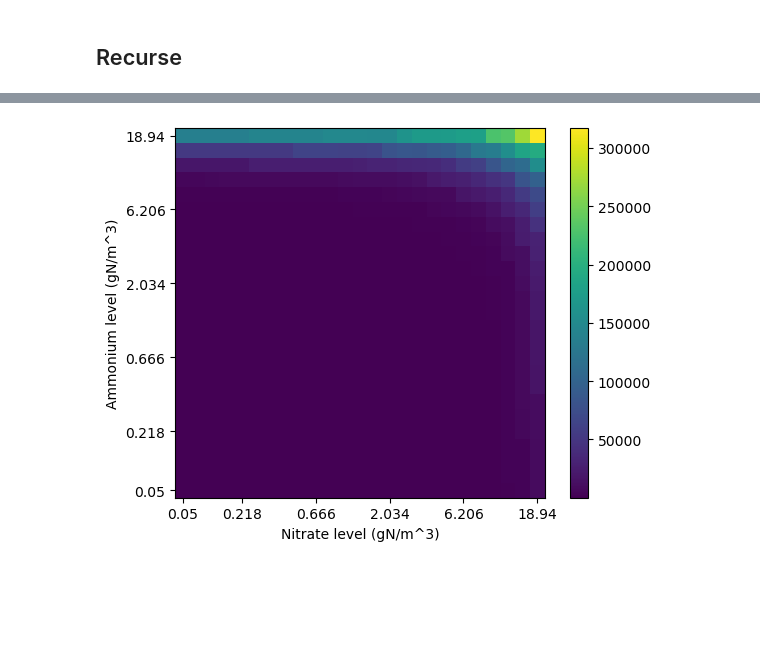
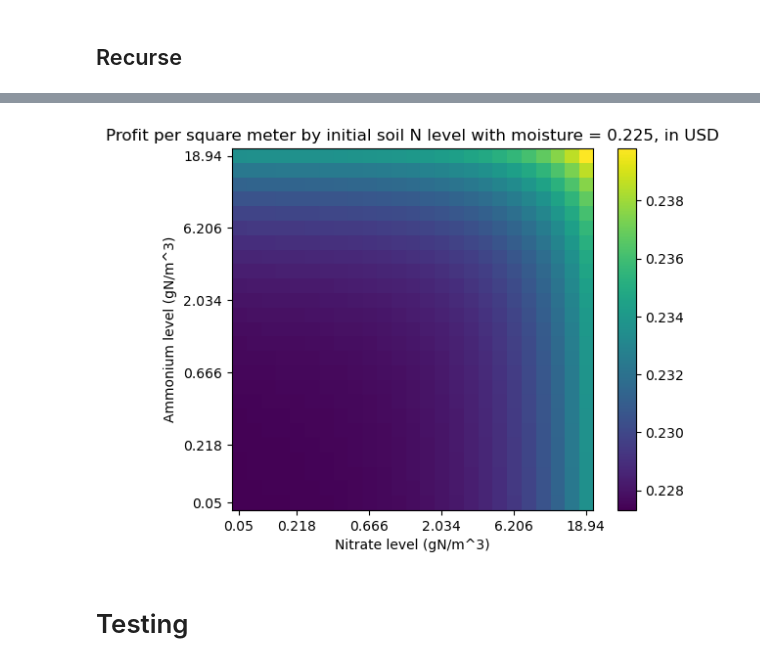
Before and after one commit to ryegleason/Optimal-Crop-Control, a Jupyter notebook: DPController.ipynb, the cells around one changed output, grey strips where cells are left out. Cells and saved outputs as stored; diff of their text form; code cells hidden in the pictures; blank space fills up the shorter version.

```diff
--- a/DPController.ipynb
+++ b/DPController.ipynb
@@ -342,13 +350,13 @@ print("Max single-step fertilizer cost (USD/m^2):", (AMMONIUM_MINIMUM_CELL * (AM
 Max ammonium/nitrate value: 18.940232492426095
 Max single-step fertilizer cost (USD/m^2): 0.012500553445001223
 # %%
-def values_to_indices(ammonium: float, nitrate: float, moisture: float) -> Tuple[int, int, int]:
+def values_to_indices(moisture: float, ammonium: float, nitrate: float) -> Tuple[int, int, int]:
     ammonium_idx = np.clip(math.ceil(math.log(ammonium / AMMONIUM_MINIMUM_CELL, AMMONIUM_SCALE_FACTOR)), a_min=0, a_max=AMMONIUM_NUM_STEPS - 1)
     nitrate_idx = np.clip(math.ceil(math.log(nitrate / NITRATE_MINIMUM_CELL, NITRATE_SCALE_FACTOR)), a_min=0, a_max = NITRATE_NUM_STEPS - 1)
     moisture_idx = min(MOISTURE_NUM_STEPS - 1, int(moisture / MOISTURE_GRID_SIZE))
-    return ammonium_idx, nitrate_idx, moisture_idx
+    return moisture_idx, ammonium_idx, nitrate_idx
 
-def indices_to_values(ammonium_idx: int, nitrate_idx: int, moisture_idx: int, day_idx: int) -> Tuple[float, float, float, float]:
+def indices_to_values(day_idx: int, moisture_idx: int, ammonium_idx: int, nitrate_idx: int) -> Tuple[float, float, float, float]:
     if ammonium_idx == 0:
         ammonium = AMMONIUM_MINIMUM_CELL / 2.0
     else:
@@ -359,7 +367,7 @@ def indices_to_values(ammonium_idx: int, nitrate_idx: int, moisture_idx: int, da
         nitrate = NITRATE_MINIMUM_CELL * (NITRATE_SCALE_FACTOR ** (nitrate_idx - 0.5))
     moisture = MOISTURE_GRID_SIZE / 2.0 + MOISTURE_GRID_SIZE * moisture_idx
     initial_day = float(day_idx * CONTROL_TIMESTEP_DAYS)
-    return ammonium, nitrate, moisture, initial_day
+    return initial_day, moisture, ammonium, nitrate
 
 def accumulated_N_value_to_index(accumulated_N: float) -> int:
     return min(ACCUMULATED_N_NUM_STEPS - 1, int(accumulated_N / ACCUMULATED_N_GRID_SIZE))
@@ -449,10 +465,10 @@ def display_moisture_slice(array_slice: npt.NDArray[np.float64], title: str, poi
     # nitrate_ticks = ax.get_xticks()
     ammonium_labels = []
     for tick in ammonium_ticks:
-        ammonium_labels.append(str(round(indices_to_values(tick, 0, 0, 0)[0], 3)))
+        ammonium_labels.append(str(round(indices_to_values(0, 0, tick, 0)[2], 3)))
     nitrate_labels = []
     for tick in nitrate_ticks:
-        nitrate_labels.append(str(round(indices_to_values(0, tick, 0, 0)[1], 3)))
+        nitrate_labels.append(str(round(indices_to_values(0, 0, 0, tick)[3], 3)))
 
     ax.set_yticks(ammonium_ticks)
     ax.set_xticks(nitrate_ticks)
@@ -498,8 +514,8 @@ Text(0, 0.5, 'probability')
 # %%
 def moisture_idx_to_string(moisture_index: int):
-    return str(round(indices_to_values(0, 0, moisture_index, 0)[2], 3))
+    return str(round(indices_to_values(0, moisture_index, 0, 0)[1], 3))
 
 for i in range(MOISTURE_NUM_STEPS):
-    display_moisture_slice(expected_plant_N_deficit_cost_USD[-1, :, :, i, 0], "Expected N deficit at moisture=" + moisture_idx_to_string(i) + " for last control step with no N reserve")
+    display_moisture_slice(expected_plant_N_deficit_cost_USD[0, 0, i], "Expected N deficit at moisture=" + moisture_idx_to_string(i) + " for first control step")
 # plt.close()
 # %% [output]
@@ -542,9 +558,9 @@ def find_optimal_cost_and_input(cost_to_go_from_cell_without_fertilizer: npt.NDA
 # %% [markdown]
 ## Base Case
 # %%
-optimal_cost_to_go = np.ndarray([NUM_CONTROL_STEPS, AMMONIUM_NUM_STEPS, NITRATE_NUM_STEPS, MOISTURE_NUM_STEPS, ACCUMULATED_N_NUM_STEPS], np.float64)
-optimal_ammonium_add_in_cells = np.ndarray([NUM_CONTROL_STEPS, AMMONIUM_NUM_STEPS, NITRATE_NUM_STEPS, MOISTURE_NUM_STEPS, ACCUMULATED_N_NUM_STEPS], np.uint8)
-optimal_nitrate_add_in_cells = np.ndarray([NUM_CONTROL_STEPS, AMMONIUM_NUM_STEPS, NITRATE_NUM_STEPS, MOISTURE_NUM_STEPS, ACCUMULATED_N_NUM_STEPS], np.uint8)
+optimal_cost_to_go = np.ndarray([NUM_CONTROL_STEPS, ACCUMULATED_N_NUM_STEPS, MOISTURE_NUM_STEPS, AMMONIUM_NUM_STEPS, NITRATE_NUM_STEPS], np.float64)
+optimal_ammonium_add_in_cells = np.ndarray([NUM_CONTROL_STEPS, ACCUMULATED_N_NUM_STEPS, MOISTURE_NUM_STEPS, AMMONIUM_NUM_STEPS, NITRATE_NUM_STEPS], np.uint8)
+optimal_nitrate_add_in_cells = np.ndarray([NUM_CONTROL_STEPS, ACCUMULATED_N_NUM_STEPS, MOISTURE_NUM_STEPS, AMMONIUM_NUM_STEPS, NITRATE_NUM_STEPS], np.uint8)
 # %%
 find_optimal_cost_and_input(expected_plant_N_deficit_cost_USD[-1], optimal_cost_to_go[-1], optimal_ammonium_add_in_cells[-1], optimal_nitrate_add_in_cells[-1])
 # %%
@@ -597,4 +618,6 @@ for i in reversed(range(NUM_CONTROL_STEPS - 1)):
 # %%
-display_moisture_slice(optimal_cost_to_go[0, :, :, 4, 0], "")
+display_moisture_slice(N_SUFFICIENT_YIELD_G_GRAIN_PER_M2 * CORN_PRICE_USD_PER_G_GRAIN - optimal_cost_to_go[0, 0, 4], "Profit per square meter by initial soil N level with moisture = " + moisture_idx_to_string(4) + ", in USD")
 # %% [output]
-[figure, old version]
+[figure, new version]
+# %% [markdown]
+# Testing
```
Also changed, not shown: parts of 27 cells of this notebook.
